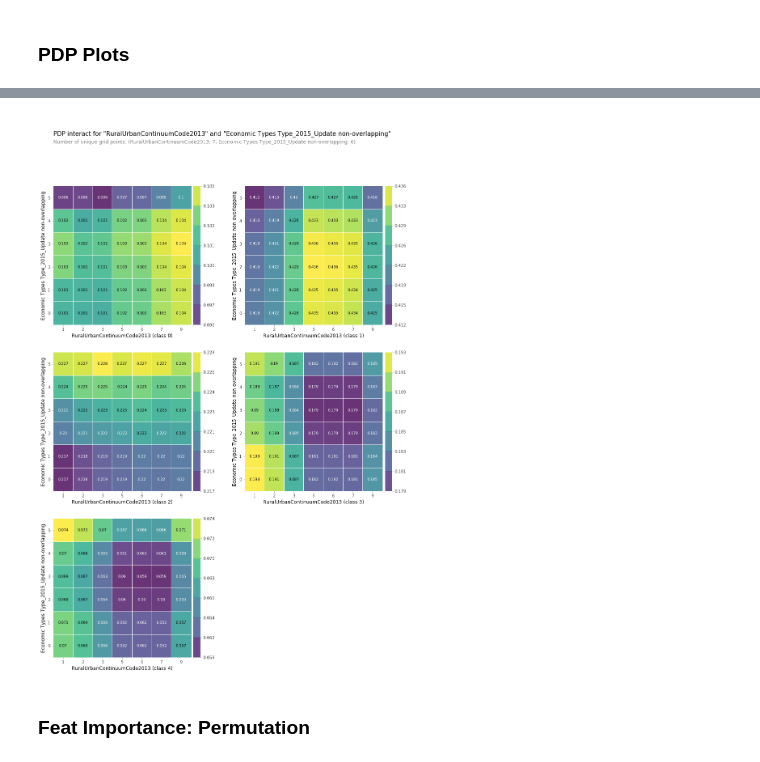
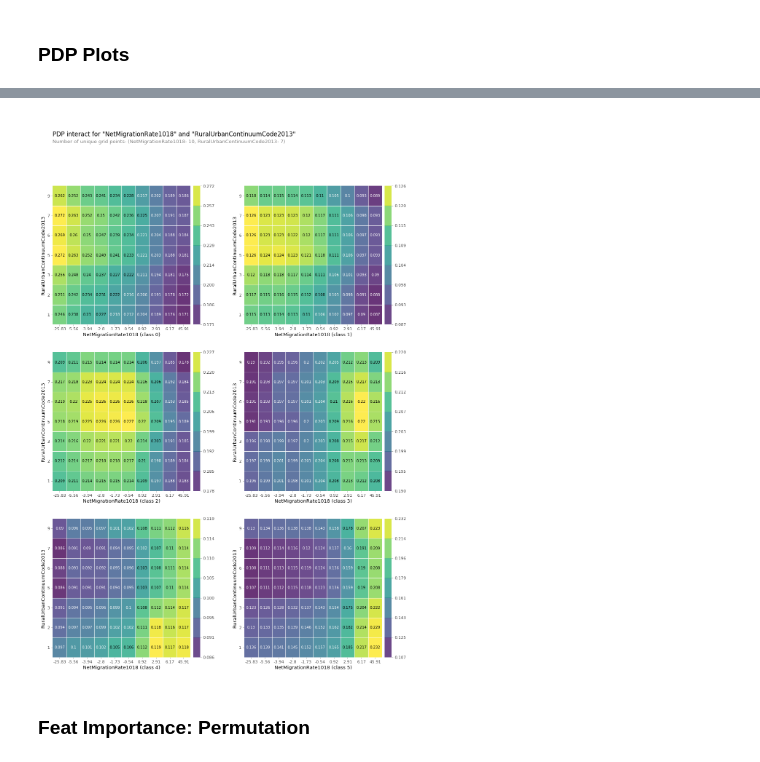
Before and after one commit to lucguittard/Portolio-Project-2-, a Jupyter notebook: DSproject2.ipynb, the cells around one changed output, grey strips where cells are left out. Saved outputs shown, nothing was run; the diff lists cells and outputs as text; code cells hidden in the pictures.

```diff
--- a/DSproject2.ipynb
+++ b/DSproject2.ipynb
@@ -389,6 +390,6 @@ gb = make_pipeline(
     XGBRegressor(n_estimators=200, objective='reg:squarederror', n_jobs=-1)
 )
 
-gb.fit(X_train2, y_train)
-y_pred = gb.predict(X_val2)
+gb.fit(X_train, y_train)
+y_pred = gb.predict(X_val)
 print('Gradient Boosting R^2', r2_score(y_val, y_pred))
@@ -397,12 +396,12 @@ Gradient Boosting R^2 0.10642272748906356
 # %%
 feature = 'PctEmpConstruction'
-isolated = pdp_isolate(model = gb, dataset = X_val2, model_features = X_val2.columns,
+isolated = pdp_isolate(model = gb, dataset = X_val, model_features = X_val.columns,
                        feature =feature)
 
-plt.rcParams['figure.dpi'] = 72
+plt.rcParams['figure.dpi'] =  80
 pdp_plot(isolated, feature_name=feature, plot_lines=True, frac_to_plot=10)
 plt.xlim(0,12)
-plt.ylim(0,3);
+plt.ylim(-0.5,2);
 
 # need to assume a class/cat approach
 # interpretation: as PctEmpConstruction inc. so too does the absolute impact it has on
@@ -418,7 +415,7 @@ ModuleNotFoundError: ignored
 
 # Use Ordinal Encoder, outside of a pipeline
 encoder = ce.OrdinalEncoder()
-X_encoded = encoder.fit_transform(X_train2)
+X_encoded = encoder.fit_transform(X_train)
 
 model = RandomForestClassifier(n_estimators=100, random_state=1, n_jobs=-1)
 model.fit(X_encoded, y_train)
@@ -427,8 +430,9 @@ NameError: ignored
 # %%
 #Then plot via Pdpbox
 
-feature = 'PctEmpConstruction'
-pdp_dist = pdp.pdp_isolate(model=model, dataset=X_encoded, model_features= X_train2.columns, feature=feature)
+feature = 'NetMigrationRate1018' #options: 'NetMigrationRate1018','Economic Types Type_2015_Update non-overlapping','Low_Education_2015_update','PctVetsPoor','RuralUrbanContinuumCode2013','MedHHInc'
+plt.rcParams['figure.dpi'] = 80
+pdp_dist = pdp.pdp_isolate(model=model, dataset=X_encoded, model_features= X_train.columns, feature=feature)
 pdp.pdp_plot(pdp_dist, feature)
-plt.xlim(0,10);
+plt.xlim(0,5);
 # %% [output]
@@ -460,20 +457,21 @@ encoder.mapping
   dtype: int64}]
 # %%
 #Two Feat Interaction PDP table
-features = ['RuralUrbanContinuumCode2013', 'Economic Types Type_2015_Update non-overlapping']
+features = ['NetMigrationRate1018', 'RuralUrbanContinuumCode2013'] #options: 'NetMigrationRate1018','Economic Types Type_2015_Update non-overlapping','Low_Education_2015_update','PctVetsPoor','RuralUrbanContinuumCode2013','MedHHInc'
+
 
 interaction = pdp_interact(
     model=model,
     dataset=X_encoded,
     model_features=X_encoded.columns,
     features=features
 )
 
 pdp_interact_plot(interaction, plot_type='grid', feature_names=features);
 
 # how two feats interact -> affecting the target-value predicted
 # %% [output]
-[figure, old version]
+[figure, new version]
 # %% [markdown]
 ### Feat Importance: Permutation
 # %%
```
Also changed, not shown: parts of 72 cells of this notebook.
